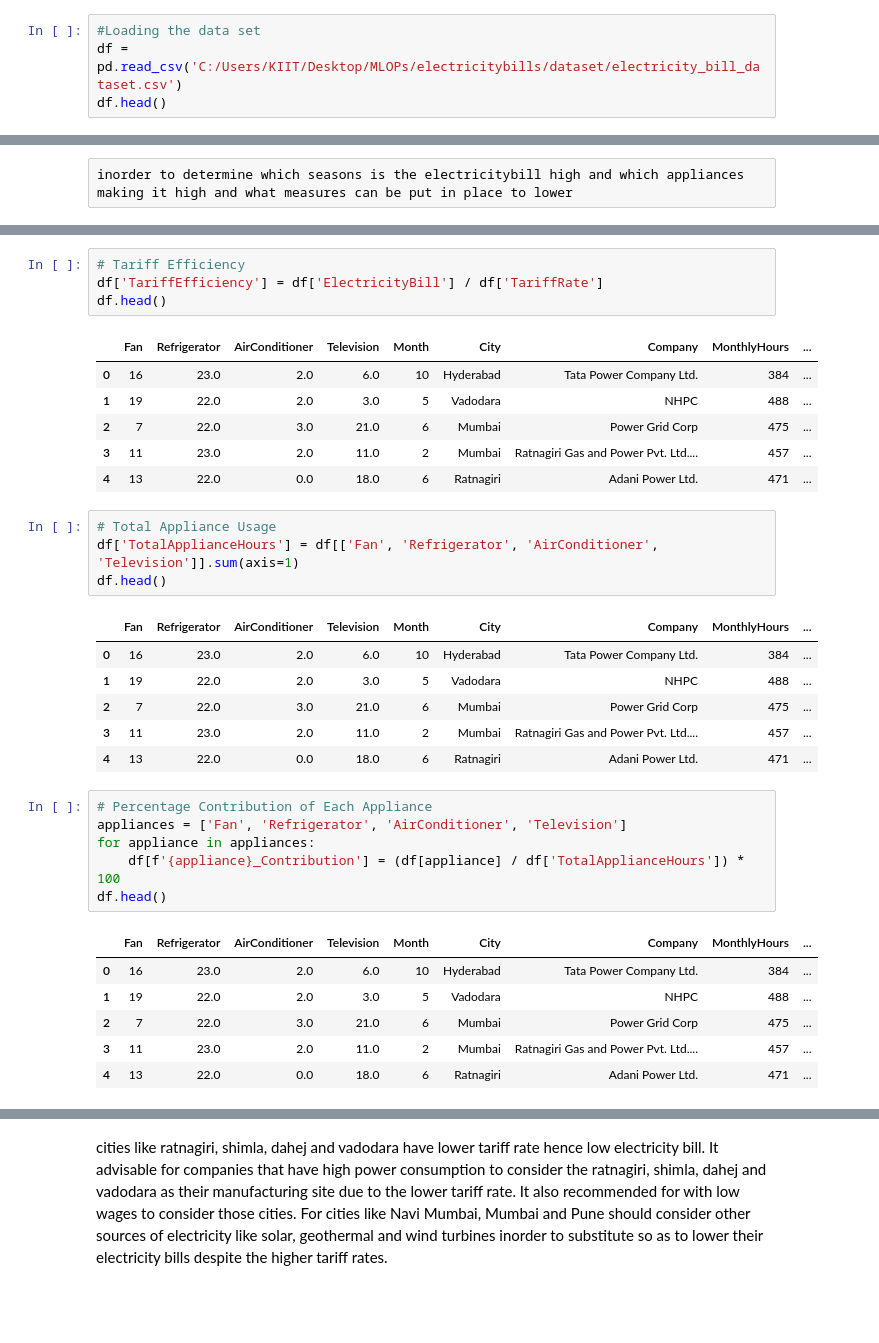
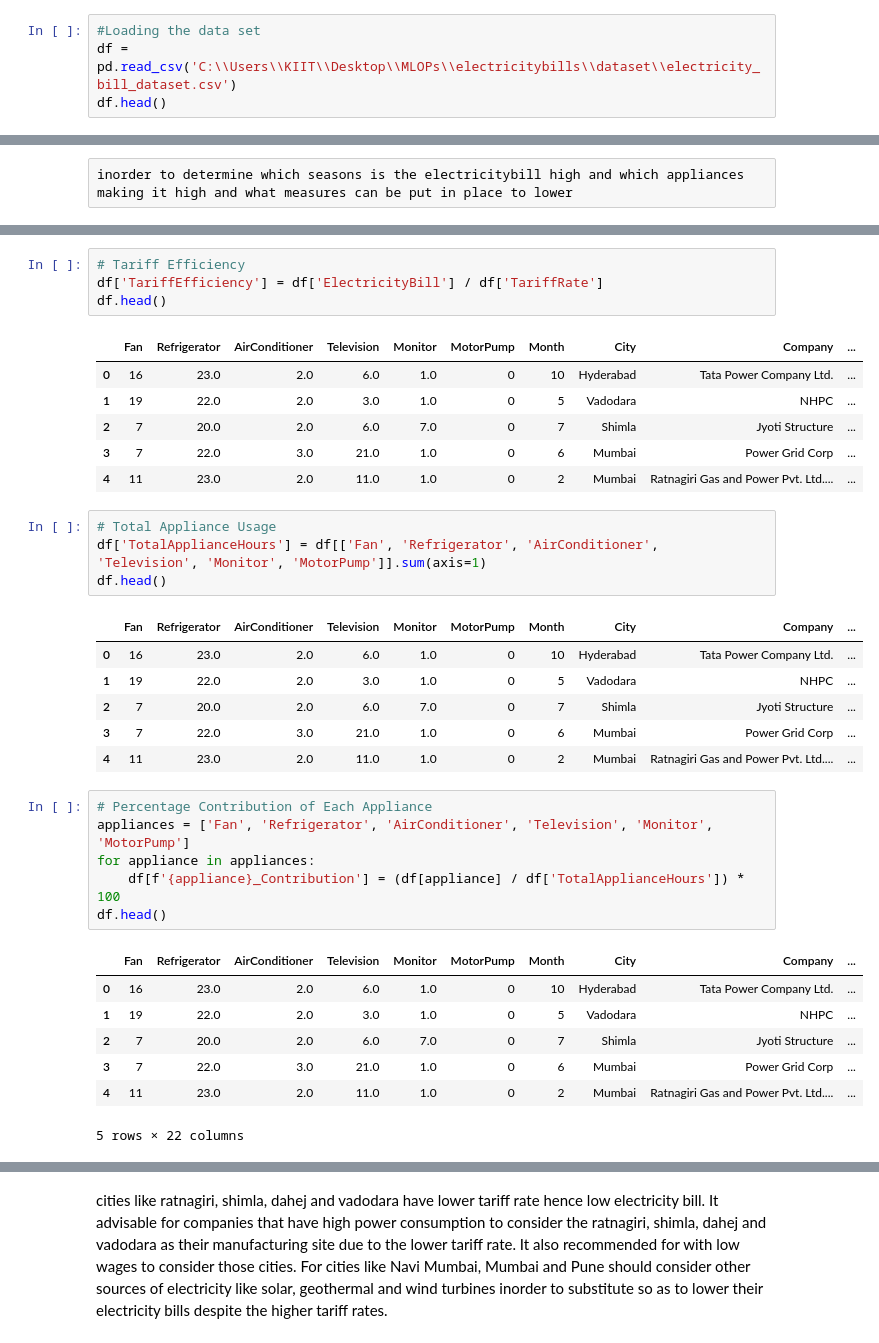
Before and after one commit to pranjalsinha1965/electricitybills, a Jupyter notebook: notebook/Electricity_project.ipynb, the cells around one changed output, grey strips where cells are left out. Cells and saved outputs as stored; diff of their text form; blank space fills up the shorter version.

```diff
--- a/notebook/Electricity_project.ipynb
+++ b/notebook/Electricity_project.ipynb
@@ -26,6 +6,6 @@ import numpy as np
 import seaborn as sns
 # %%
 #Loading the data set
-df = pd.read_csv('C:/Users/KIIT/Desktop/MLOPs/electricitybills/dataset/electricity_bill_dataset.csv')
+df = pd.read_csv('C:\\Users\\KIIT\\Desktop\\MLOPs\\electricitybills\\dataset\\electricity_bill_dataset.csv')
 df.head()
 # %% [output]
@@ -202,36 +175,37 @@ df.describe()
 df['TariffEfficiency'] = df['ElectricityBill'] / df['TariffRate']
 df.head()
 # %% [output]
-|  | Fan | Refrigerator | AirConditioner | Television | Month | City | Company | MonthlyHours | ... |
-| 0 | 16 | 23.0 | 2.0 | 6.0 | 10 | Hyderabad | Tata Power Company Ltd. | 384 | ... |
-| 1 | 19 | 22.0 | 2.0 | 3.0 | 5 | Vadodara | NHPC | 488 | ... |
-| 2 | 7 | 22.0 | 3.0 | 21.0 | 6 | Mumbai | Power Grid Corp | 475 | ... |
-| 3 | 11 | 23.0 | 2.0 | 11.0 | 2 | Mumbai | Ratnagiri Gas and Power Pvt. Ltd.... | 457 | ... |
-| 4 | 13 | 22.0 | 0.0 | 18.0 | 6 | Ratnagiri | Adani Power Ltd. | 471 | ... |
+|  | Fan | Refrigerator | AirConditioner | Television | Monitor | MotorPump | Month | City | Company | ... |
+| 0 | 16 | 23.0 | 2.0 | 6.0 | 1.0 | 0 | 10 | Hyderabad | Tata Power Company Ltd. | ... |
+| 1 | 19 | 22.0 | 2.0 | 3.0 | 1.0 | 0 | 5 | Vadodara | NHPC | ... |
+| 2 | 7 | 20.0 | 2.0 | 6.0 | 7.0 | 0 | 7 | Shimla | Jyoti Structure | ... |
+| 3 | 7 | 22.0 | 3.0 | 21.0 | 1.0 | 0 | 6 | Mumbai | Power Grid Corp | ... |
+| 4 | 11 | 23.0 | 2.0 | 11.0 | 1.0 | 0 | 2 | Mumbai | Ratnagiri Gas and Power Pvt. Ltd.... | ... |
 # %%
 # Total Appliance Usage
-df['TotalApplianceHours'] = df[['Fan', 'Refrigerator', 'AirConditioner', 'Television']].sum(axis=1)
+df['TotalApplianceHours'] = df[['Fan', 'Refrigerator', 'AirConditioner', 'Television', 'Monitor', 'MotorPump']].sum(axis=1)
 df.head()
 # %% [output]
-|  | Fan | Refrigerator | AirConditioner | Television | Month | City | Company | MonthlyHours | ... |
-| 0 | 16 | 23.0 | 2.0 | 6.0 | 10 | Hyderabad | Tata Power Company Ltd. | 384 | ... |
-| 1 | 19 | 22.0 | 2.0 | 3.0 | 5 | Vadodara | NHPC | 488 | ... |
-| 2 | 7 | 22.0 | 3.0 | 21.0 | 6 | Mumbai | Power Grid Corp | 475 | ... |
-| 3 | 11 | 23.0 | 2.0 | 11.0 | 2 | Mumbai | Ratnagiri Gas and Power Pvt. Ltd.... | 457 | ... |
-| 4 | 13 | 22.0 | 0.0 | 18.0 | 6 | Ratnagiri | Adani Power Ltd. | 471 | ... |
+|  | Fan | Refrigerator | AirConditioner | Television | Monitor | MotorPump | Month | City | Company | ... |
+| 0 | 16 | 23.0 | 2.0 | 6.0 | 1.0 | 0 | 10 | Hyderabad | Tata Power Company Ltd. | ... |
+| 1 | 19 | 22.0 | 2.0 | 3.0 | 1.0 | 0 | 5 | Vadodara | NHPC | ... |
+| 2 | 7 | 20.0 | 2.0 | 6.0 | 7.0 | 0 | 7 | Shimla | Jyoti Structure | ... |
+| 3 | 7 | 22.0 | 3.0 | 21.0 | 1.0 | 0 | 6 | Mumbai | Power Grid Corp | ... |
+| 4 | 11 | 23.0 | 2.0 | 11.0 | 1.0 | 0 | 2 | Mumbai | Ratnagiri Gas and Power Pvt. Ltd.... | ... |
 # %%
 # Percentage Contribution of Each Appliance
-appliances = ['Fan', 'Refrigerator', 'AirConditioner', 'Television']
+appliances = ['Fan', 'Refrigerator', 'AirConditioner', 'Television', 'Monitor', 'MotorPump']
 for appliance in appliances:
     df[f'{appliance}_Contribution'] = (df[appliance] / df['TotalApplianceHours']) * 100
 df.head()
 # %% [output]
-|  | Fan | Refrigerator | AirConditioner | Television | Month | City | Company | MonthlyHours | ... |
-| 0 | 16 | 23.0 | 2.0 | 6.0 | 10 | Hyderabad | Tata Power Company Ltd. | 384 | ... |
-| 1 | 19 | 22.0 | 2.0 | 3.0 | 5 | Vadodara | NHPC | 488 | ... |
-| 2 | 7 | 22.0 | 3.0 | 21.0 | 6 | Mumbai | Power Grid Corp | 475 | ... |
-| 3 | 11 | 23.0 | 2.0 | 11.0 | 2 | Mumbai | Ratnagiri Gas and Power Pvt. Ltd.... | 457 | ... |
-| 4 | 13 | 22.0 | 0.0 | 18.0 | 6 | Ratnagiri | Adani Power Ltd. | 471 | ... |
+|  | Fan | Refrigerator | AirConditioner | Television | Monitor | MotorPump | Month | City | Company | ... |
+| 0 | 16 | 23.0 | 2.0 | 6.0 | 1.0 | 0 | 10 | Hyderabad | Tata Power Company Ltd. | ... |
+| 1 | 19 | 22.0 | 2.0 | 3.0 | 1.0 | 0 | 5 | Vadodara | NHPC | ... |
+| 2 | 7 | 20.0 | 2.0 | 6.0 | 7.0 | 0 | 7 | Shimla | Jyoti Structure | ... |
+| 3 | 7 | 22.0 | 3.0 | 21.0 | 1.0 | 0 | 6 | Mumbai | Power Grid Corp | ... |
+| 4 | 11 | 23.0 | 2.0 | 11.0 | 1.0 | 0 | 2 | Mumbai | Ratnagiri Gas and Power Pvt. Ltd.... | ... |
+5 rows × 22 columns
 # %%
 # Usage Category
 def categorize_usage(bill):
```
Also changed, not shown: parts of 69 cells of this notebook, 4 other files.
